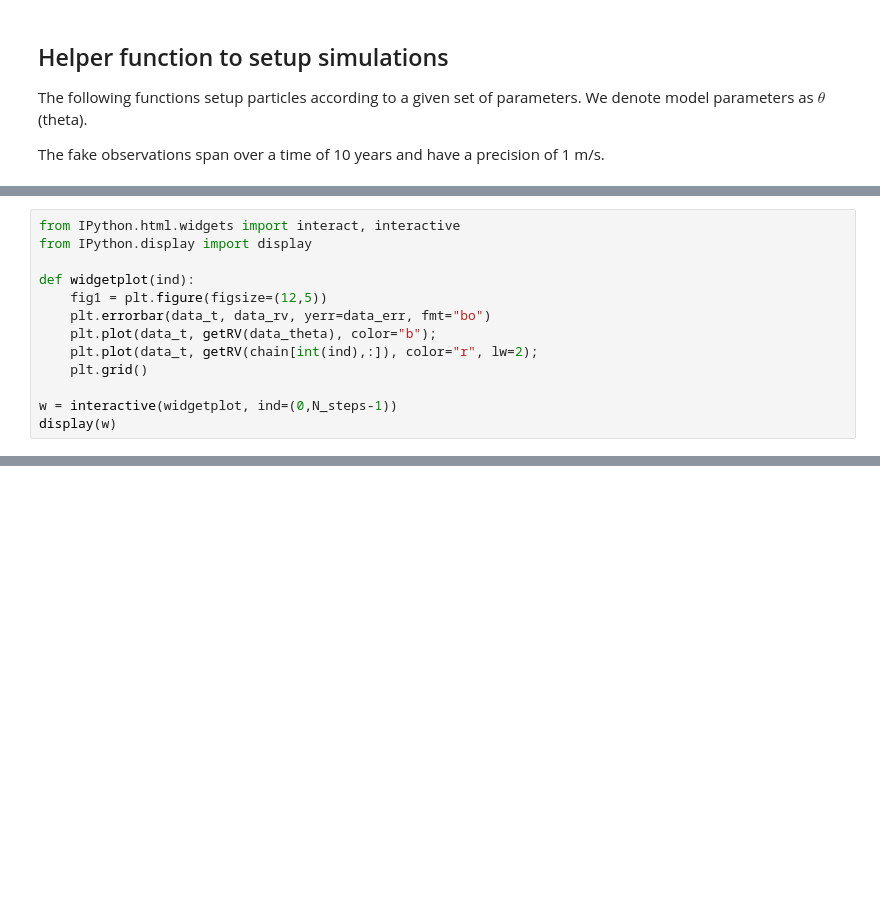
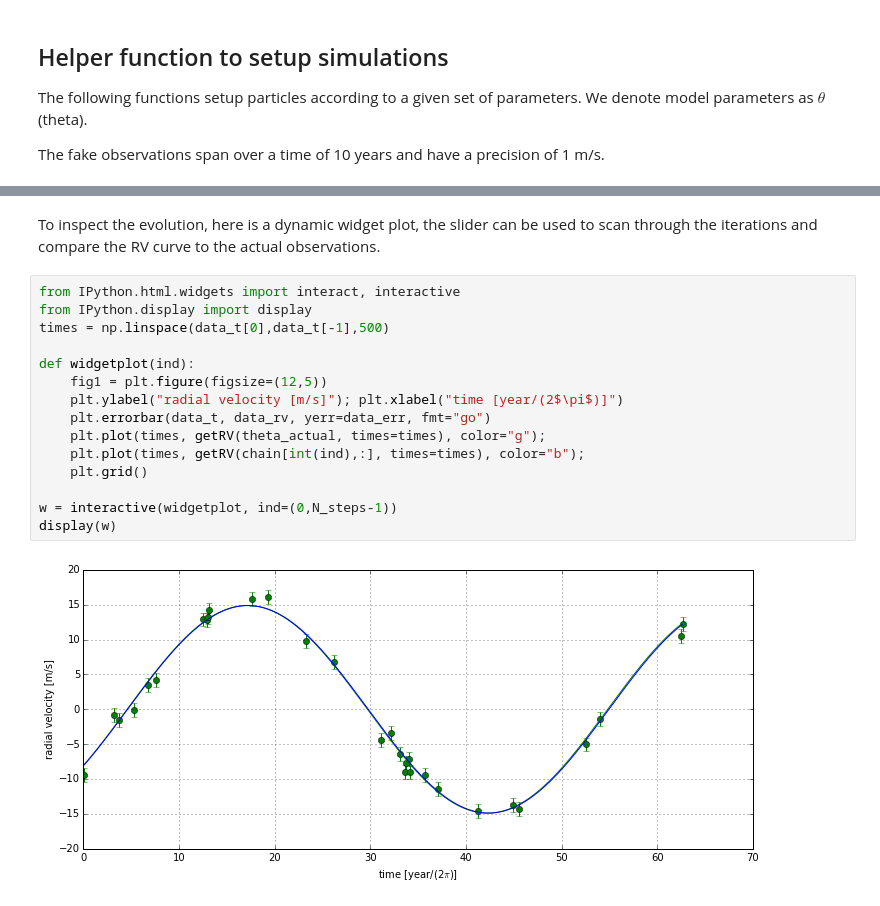
Before and after one commit to toni88x/rebound, a Jupyter notebook: python_examples/LangevinMCMC-2nd-logp-proposal.ipynb, the cells around one changed output, grey strips where cells are left out. Saved outputs shown, nothing was run; the diff lists cells and outputs as text; blank space fills up the shorter version.

```diff
--- a/python_examples/LangevinMCMC-2nd-logp-proposal.ipynb
+++ b/python_examples/LangevinMCMC-2nd-logp-proposal.ipynb
@@ -287,13 +198,0 @@ Fails: 0. Acceptance rate: 85.3%
-# %%
-from IPython.html.widgets import interact, interactive
-from IPython.display import display
-
-def widgetplot(ind):
-    fig1 = plt.figure(figsize=(12,5))
-    plt.errorbar(data_t, data_rv, yerr=data_err, fmt="bo")
-    plt.plot(data_t, getRV(data_theta), color="b");
-    plt.plot(data_t, getRV(chain[int(ind),:]), color="r", lw=2);
-    plt.grid()
-
-w = interactive(widgetplot, ind=(0,N_steps-1))
-display(w)
@@ -307,0 +294,19 @@ figure = triangle.corner(chain, labels=theta_names, truths=theta_actual)
+# %% [markdown]
+To inspect the evolution, here is a dynamic widget plot, the slider can be used to scan through the iterations and compare the RV curve to the actual observations.
+# %%
+from IPython.html.widgets import interact, interactive
+from IPython.display import display
+times = np.linspace(data_t[0],data_t[-1],500)
+
+def widgetplot(ind):
+    fig1 = plt.figure(figsize=(12,5))
+    plt.ylabel("radial velocity [m/s]"); plt.xlabel("time [year/(2$\pi$)]")
+    plt.errorbar(data_t, data_rv, yerr=data_err, fmt="go")
+    plt.plot(times, getRV(theta_actual, times=times), color="g");
+    plt.plot(times, getRV(chain[int(ind),:], times=times), color="b");
+    plt.grid()
+
+w = interactive(widgetplot, ind=(0,N_steps-1))
+display(w)
+# %% [output]
+[figure, added]
```
Also changed, not shown: parts of 17 cells of this notebook.
